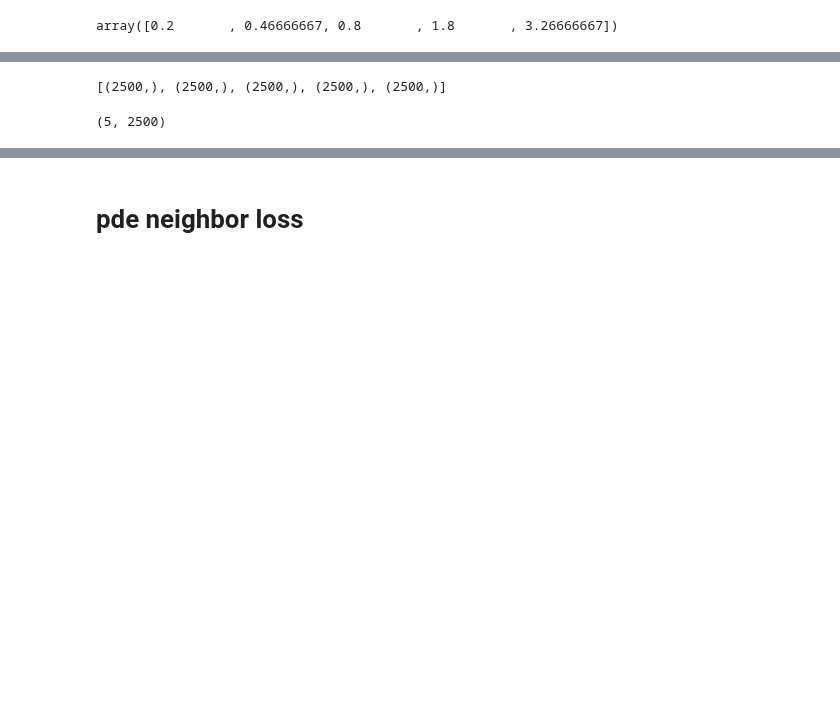
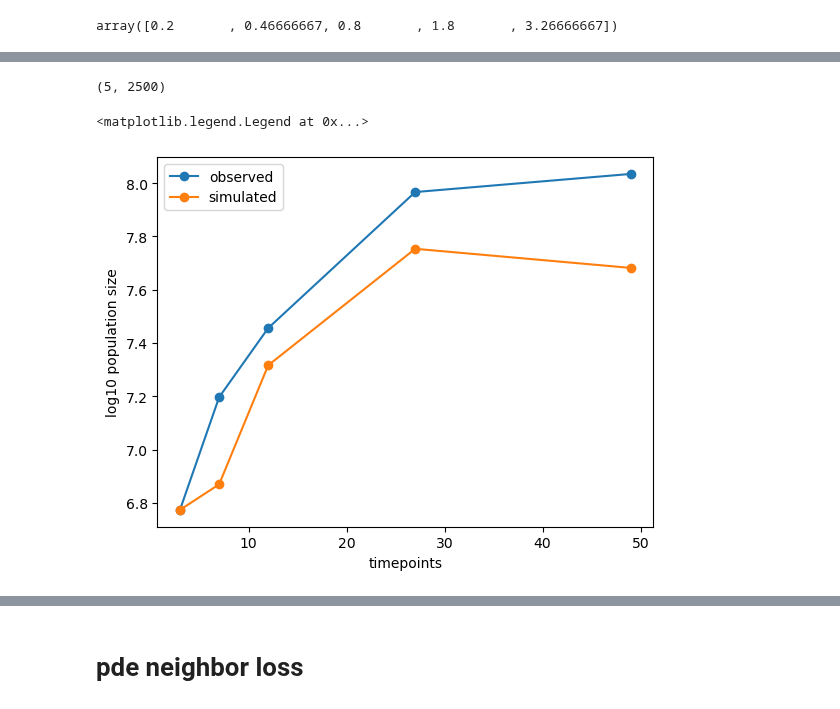
Before and after one commit to oZwZo/PINN_dynamics, a Jupyter notebook: Explore_Notebook/6.simulation/6-6.pde_discretized_eval.ipynb, the cells around one changed output, grey strips where cells are left out. Saved outputs shown, nothing was run; the diff lists cells and outputs as text; code cells hidden in the pictures; blank space fills up the shorter version.

```diff
--- a/Explore_Notebook/6.simulation/6-6.pde_discretized_eval.ipynb
+++ b/Explore_Notebook/6.simulation/6-6.pde_discretized_eval.ipynb
@@ -122,5 +150,3 @@ u_int.shape, len(u_int_all)
 # %%
-[u.shape for u in u_int_all]
+u_int_c = [u_int_all[0].cpu().numpy()] + [u[:,1,1] for u in u_int_all[1:]]
-# %% [output]
-[(2500,), (2500,), (2500,), (2500,), (2500,)]
 # %%
@@ -130,2 +156,14 @@ u_int_all.shape
 # %% [output]
 (5, 2500)
+# %%
+N = np.log10(init_u_b.sum(axis=1))
+N_theta = np.log10(u_int_ay.sum(axis=1))
+# %%
+plt.plot(train_DS.popD['t'], N, marker='o', label='observed')
+plt.plot(train_DS.popD['t'], N_theta, marker='o', label='simulated')
+plt.xlabel("timepoints")
+plt.ylabel("log10 population size")
+plt.legend()
+# %% [output]
+<matplotlib.legend.Legend at 0x...>
+[figure, added]
```
Also changed, not shown: parts of 26 cells of this notebook.
